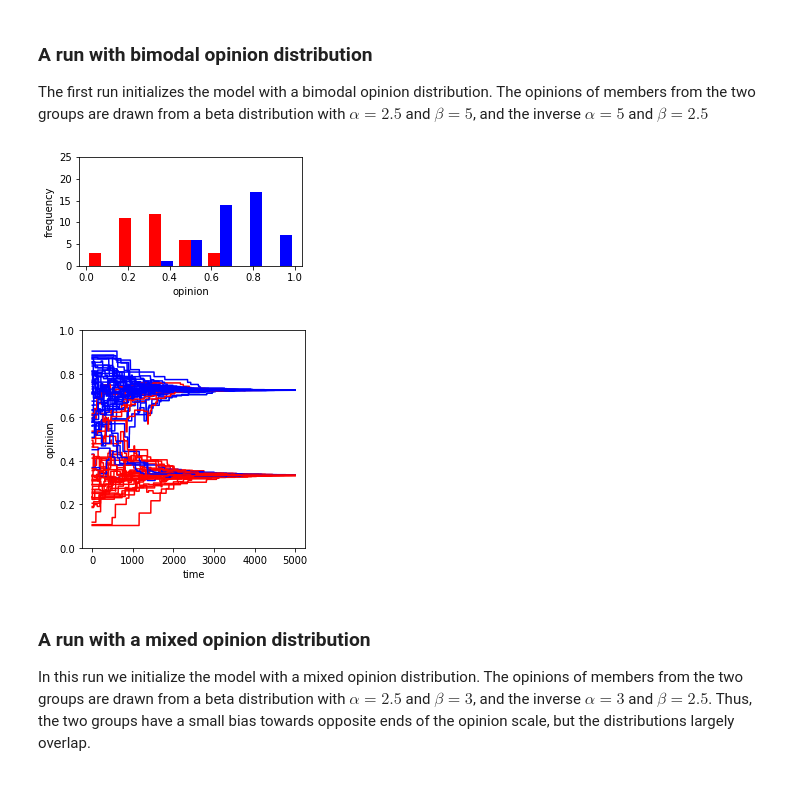
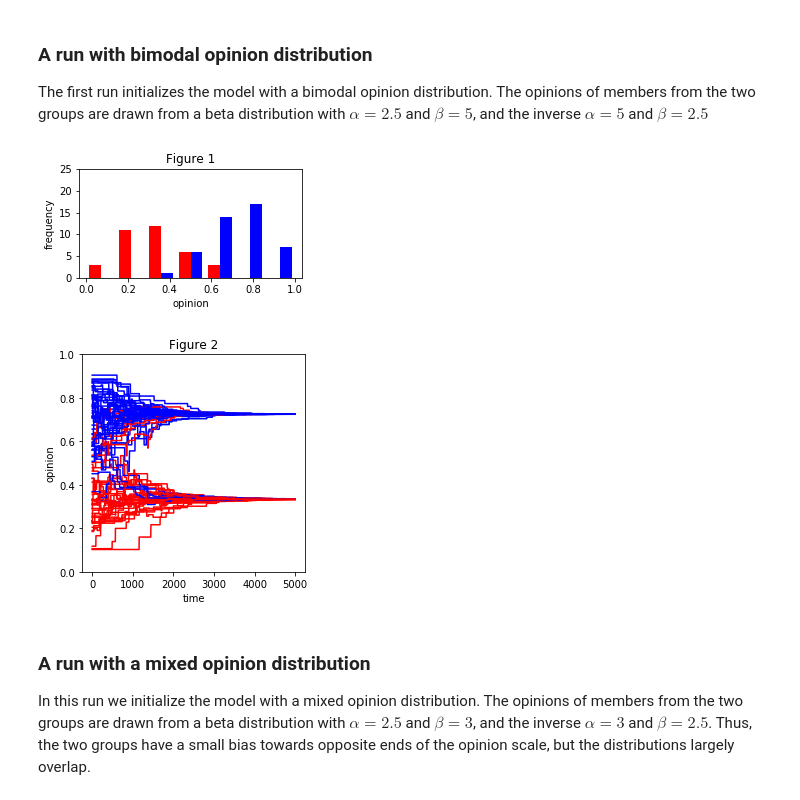
Before and after one commit to defSim/defSim-examples, a Jupyter notebook: NewAttributeInitializer.ipynb, the cells around one changed output. Cells and saved outputs as stored; diff of their text form; code cells hidden in the pictures.

Commit message:
run notebooks and add figure titles

```diff
--- a/NewAttributeInitializer.ipynb
+++ b/NewAttributeInitializer.ipynb
@@ -61,30 +61,30 @@ results_bimodal = my_simulation.run_simulation()
 # %%
 G = results_bimodal.loc[0, 'Graph']
 sexes = [v for k, v in nx.get_node_attributes(G, 'sex').items()]
 x = [results_bimodal['Tickwise_f01'][0][0], sexes]
 x = list(map(list, zip(*x)))
 
 #plt.hist(x, 10, density=False, histtype='bar')#, color=['red', 'blue'], label=['red', 'blue'])
 
 plt.figure(figsize=[4, 2])
 
 plt.tight_layout()
 
 opinion_t0_male = [i for i, j in x if j == 'male']
 opinion_t0_female = [i for i, j in x if j == 'female']
 
 bins = np.linspace(0, 1, 8)
 
 plt.hist([opinion_t0_female, opinion_t0_male], bins=bins, color=['r', 'b'])
 
 plt.xlabel('opinion')
 plt.ylabel('frequency')
 plt.ylim(0, 25)
-
+plt.title("Figure 1")
 
 plt.show()
 # %% [output]
-[figure, old version]
+[figure, new version]
 # %%
 G = results_bimodal.loc[0, 'Graph']
 sexes = [v for k, v in nx.get_node_attributes(G, 'sex').items()]
@@ -101,10 +101,11 @@ for i in range(len(opinions)):
 plt.ylabel('opinion')
 plt.xlabel('time')
 plt.ylim(0, 1)
+plt.title("Figure 2")
 
 plt.show()
 # %% [output]
-[figure, old version]
+[figure, new version]
 # %% [markdown]
 ### A run with a mixed opinion distribution
 
```
Also changed, not shown: parts of 3 cells of this notebook, 2 other files.
